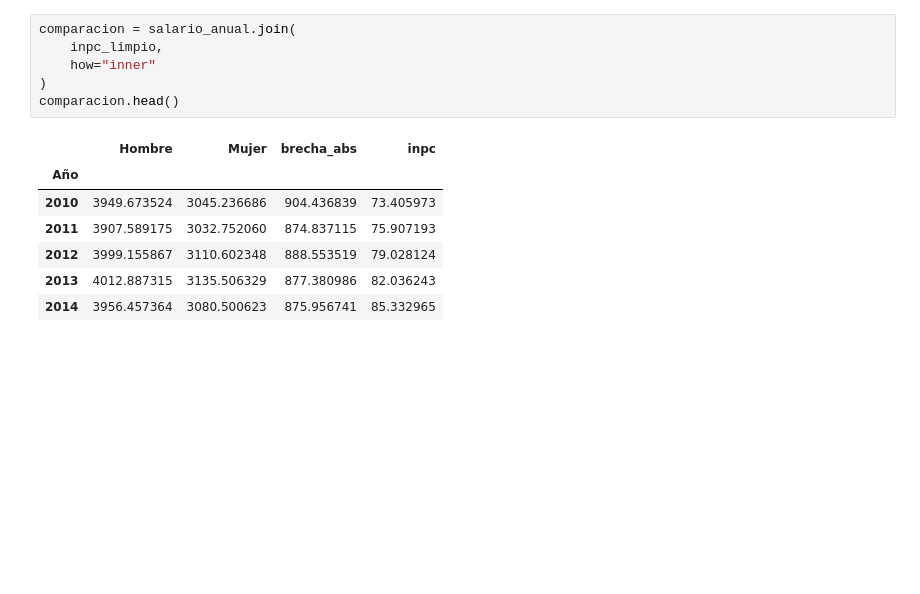
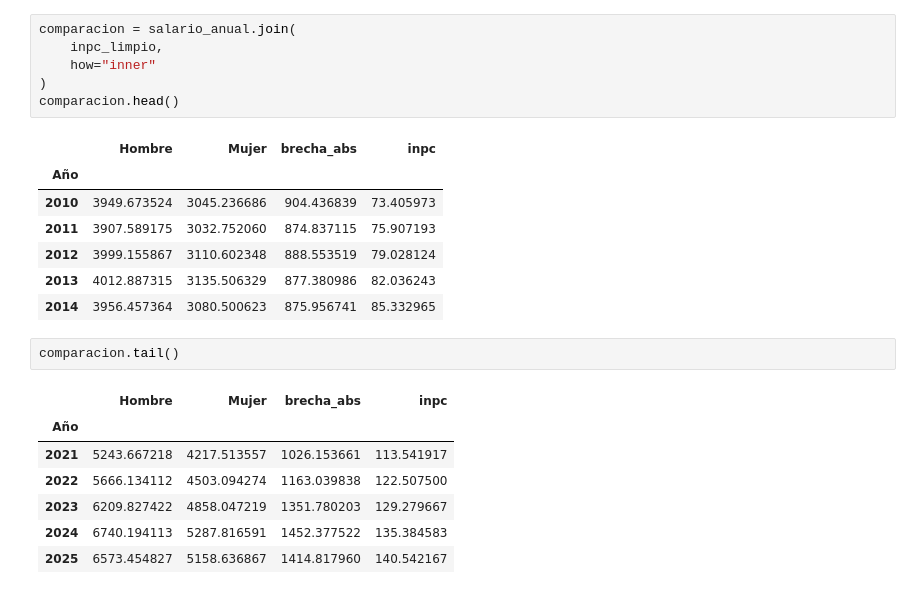
Before and after one commit to Monserrat-Vil/brecha_salarial, a Jupyter notebook: 1_gender-wagegap_fullanalysis.ipynb, the cells around one changed output. Cells and saved outputs as stored; diff of their text form; blank space fills up the shorter version.

```diff
--- a/1_gender-wagegap_fullanalysis.ipynb
+++ b/1_gender-wagegap_fullanalysis.ipynb
@@ -322,3 +328,13 @@ comparacion.head()
 | 2012 | 3999.155867 | 3110.602348 | 888.553519 | 79.028124 |
 | 2013 | 4012.887315 | 3135.506329 | 877.380986 | 82.036243 |
 | 2014 | 3956.457364 | 3080.500623 | 875.956741 | 85.332965 |
+# %%
+comparacion.tail()
+# %% [output]
+|  | Hombre | Mujer | brecha_abs | inpc |
+| Año |  |  |  |  |
+| 2021 | 5243.667218 | 4217.513557 | 1026.153661 | 113.541917 |
+| 2022 | 5666.134112 | 4503.094274 | 1163.039838 | 122.507500 |
+| 2023 | 6209.827422 | 4858.047219 | 1351.780203 | 129.279667 |
+| 2024 | 6740.194113 | 5287.816591 | 1452.377522 | 135.384583 |
+| 2025 | 6573.454827 | 5158.636867 | 1414.817960 | 140.542167 |
```
Also changed, not shown: parts of 3 cells of this notebook.
